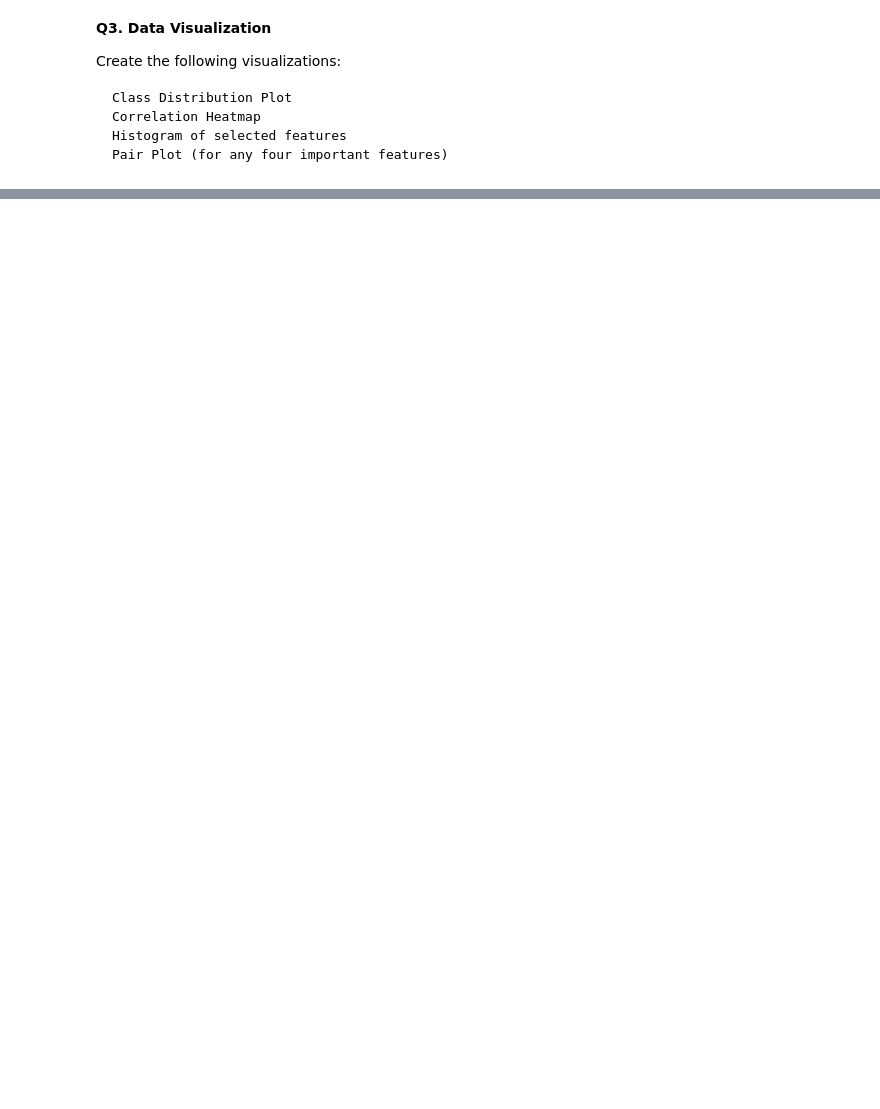
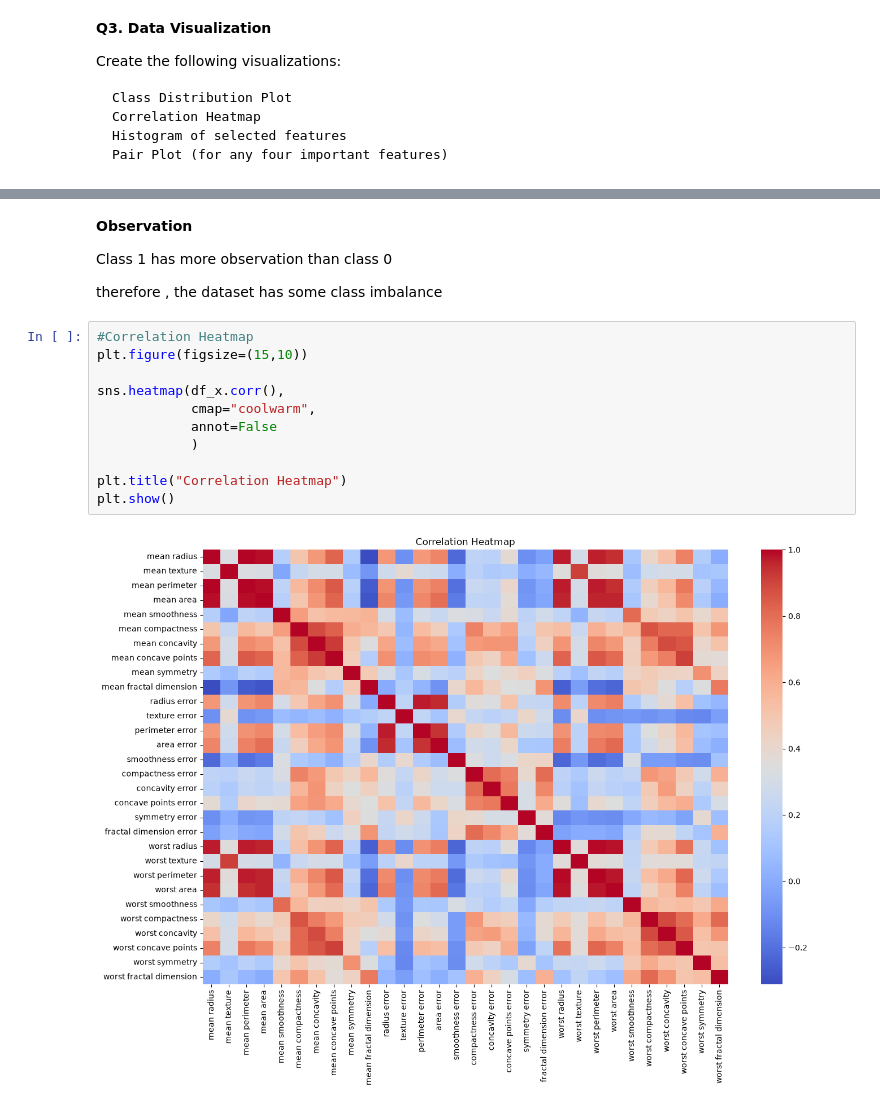
Before and after one commit to vaishu1076/Machine-Learning, a Jupyter notebook: Linear Regression/Logistic regression.ipynb/Logistic Regression assignment.ipynb, the cells around one changed output, grey strips where cells are left out. Drawn from its saved outputs; the diff is of its cells as text; blank space fills up the shorter version.

```diff
--- a/Linear Regression/Logistic regression.ipynb/Logistic Regression assignment.ipynb
+++ b/Linear Regression/Logistic regression.ipynb/Logistic Regression assignment.ipynb
@@ -153,0 +162,19 @@ plt.show()
+# %% [markdown]
+**Observation**
+
+Class 1 has more observation than class 0
+
+therefore , the dataset has some class imbalance
+# %%
+#Correlation Heatmap
+plt.figure(figsize=(15,10))
+
+sns.heatmap(df_x.corr(),
+            cmap="coolwarm",
+            annot=False
+            )
+
+plt.title("Correlation Heatmap")
+plt.show()
+# %% [output]
+[figure, added]
```
Also changed, not shown: parts of 31 cells of this notebook, 4 other files.
